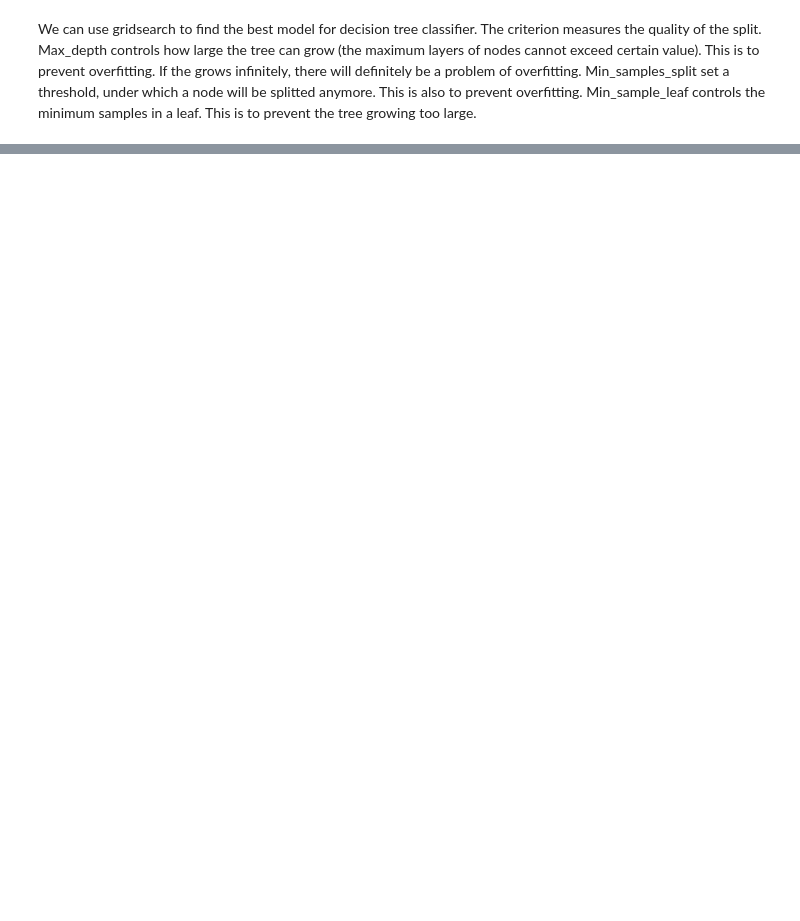
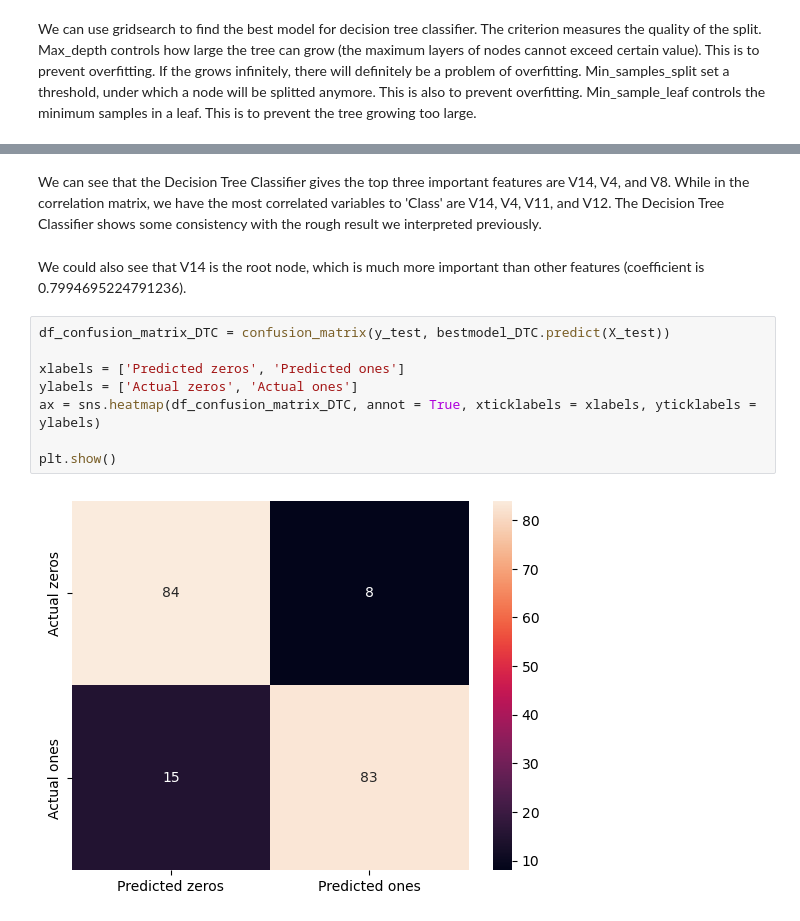
Before and after one commit to douglasli2827/Credit-Card-Fraud, a Jupyter notebook: CreditCardFraud.ipynb, the cells around one changed output, grey strips where cells are left out. Saved outputs shown, nothing was run; the diff lists cells and outputs as text; blank space fills up the shorter version.

```diff
--- a/CreditCardFraud.ipynb
+++ b/CreditCardFraud.ipynb
@@ -830,0 +865,14 @@ print(best_cvs_DTC.mean())
+# %% [markdown]
+We can see that the Decision Tree Classifier gives the top three important features are V14, V4, and V8. While in the correlation matrix, we have the most correlated variables to 'Class' are V14, V4, V11, and V12. The Decision Tree Classifier shows some consistency with the rough result we interpreted previously.
+# %% [markdown]
+We could also see that V14 is the root node, which is much more important than other features (coefficient is 0.7994695224791236).
+# %%
+df_confusion_matrix_DTC = confusion_matrix(y_test, bestmodel_DTC.predict(X_test))
+
+xlabels = ['Predicted zeros', 'Predicted ones']
+ylabels = ['Actual zeros', 'Actual ones']
+ax = sns.heatmap(df_confusion_matrix_DTC, annot = True, xticklabels = xlabels, yticklabels = ylabels)
+
+plt.show()
+# %% [output]
+[figure, added]
```
Also changed, not shown: parts of 21 cells of this notebook.
